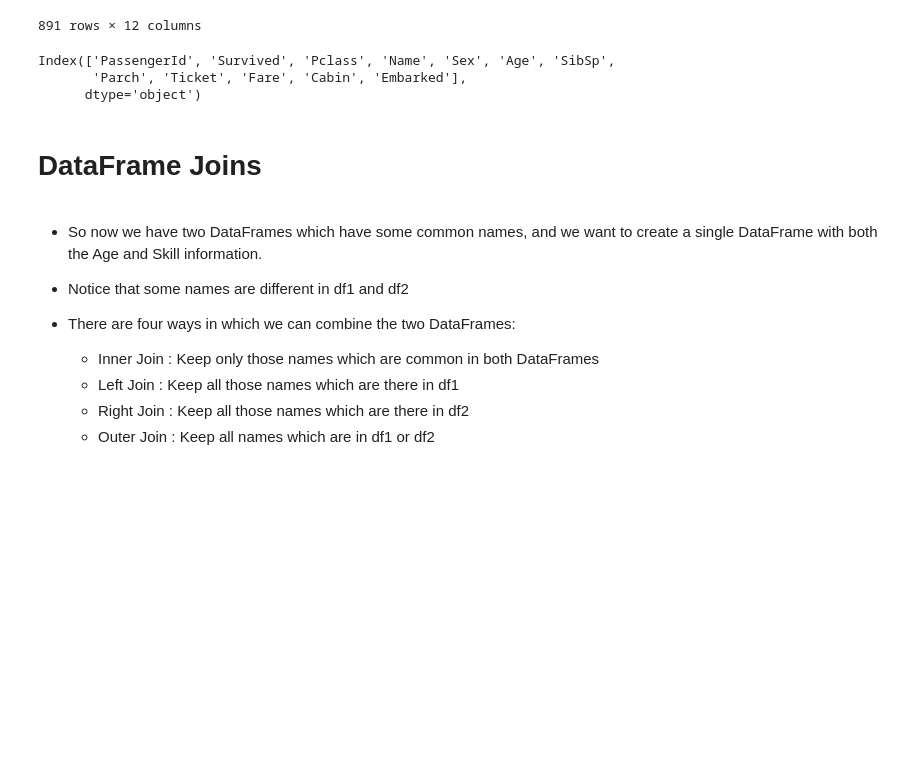
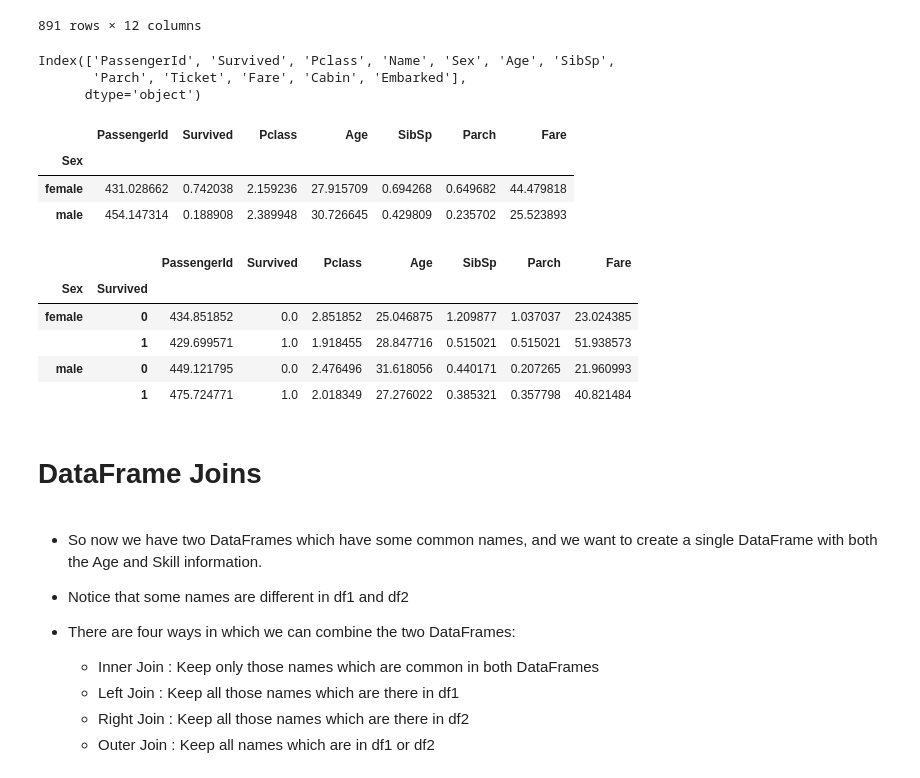
Before and after one commit to atmabodha/selfshiksha, a Jupyter notebook: Pandas and NumPy/Python_Pandas.ipynb, the cells around one changed output. Cells and saved outputs as stored; diff of their text form; code cells hidden in the pictures; blank space fills up the shorter version.

```diff
--- a/Pandas and NumPy/Python_Pandas.ipynb
+++ b/Pandas and NumPy/Python_Pandas.ipynb
@@ -117,3 +113,24 @@ df.groupby(['Sex','Survived']).agg('mean')
+# %%
+def select_numeric_columns(group):
+    return group.select_dtypes(include='number').agg('mean')
+
+grouped_df = df.groupby(['Sex'])
+grouped_df.apply(select_numeric_columns)
+# %% [output]
+|  | PassengerId | Survived | Pclass | Age | SibSp | Parch | Fare |
+| Sex |  |  |  |  |  |  |  |
+| female | 431.028662 | 0.742038 | 2.159236 | 27.915709 | 0.694268 | 0.649682 | 44.479818 |
+| male | 454.147314 | 0.188908 | 2.389948 | 30.726645 | 0.429809 | 0.235702 | 25.523893 |
+# %%
+grouped_df = df.groupby(['Sex','Survived'])
+grouped_df.apply(select_numeric_columns)
+# %% [output]
+|  |  | PassengerId | Survived | Pclass | Age | SibSp | Parch | Fare |
+| Sex | Survived |  |  |  |  |  |  |  |
+| female | 0 | 434.851852 | 0.0 | 2.851852 | 25.046875 | 1.209877 | 1.037037 | 23.024385 |
+|  | 1 | 429.699571 | 1.0 | 1.918455 | 28.847716 | 0.515021 | 0.515021 | 51.938573 |
+| male | 0 | 449.121795 | 0.0 | 2.476496 | 31.618056 | 0.440171 | 0.207265 | 21.960993 |
+|  | 1 | 475.724771 | 1.0 | 2.018349 | 27.276022 | 0.385321 | 0.357798 | 40.821484 |
 # %%
 df
 # %%
```
Also changed, not shown: parts of 3 cells of this notebook.
